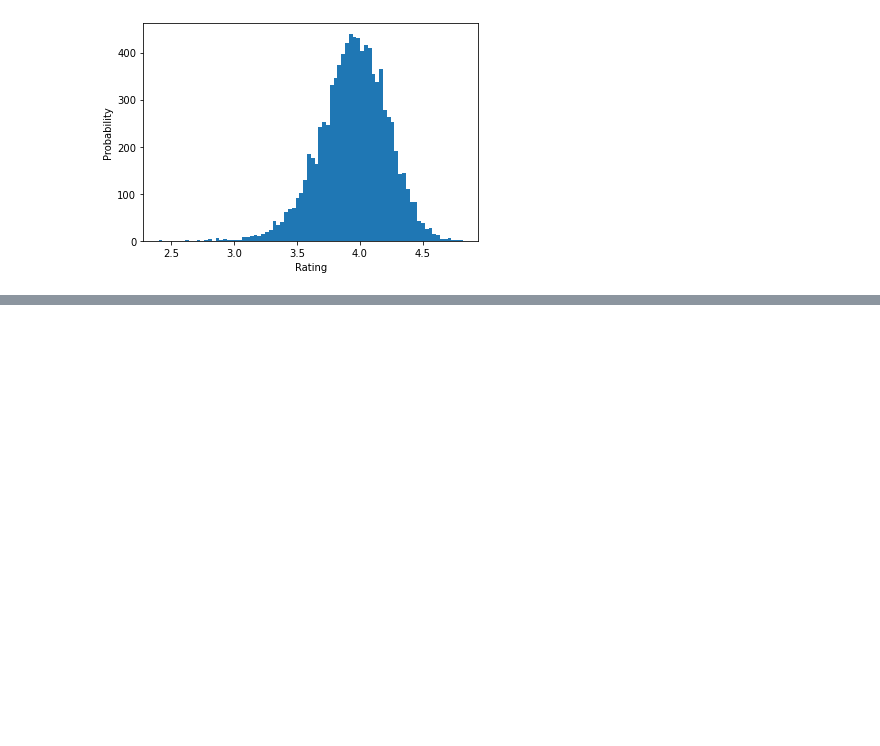
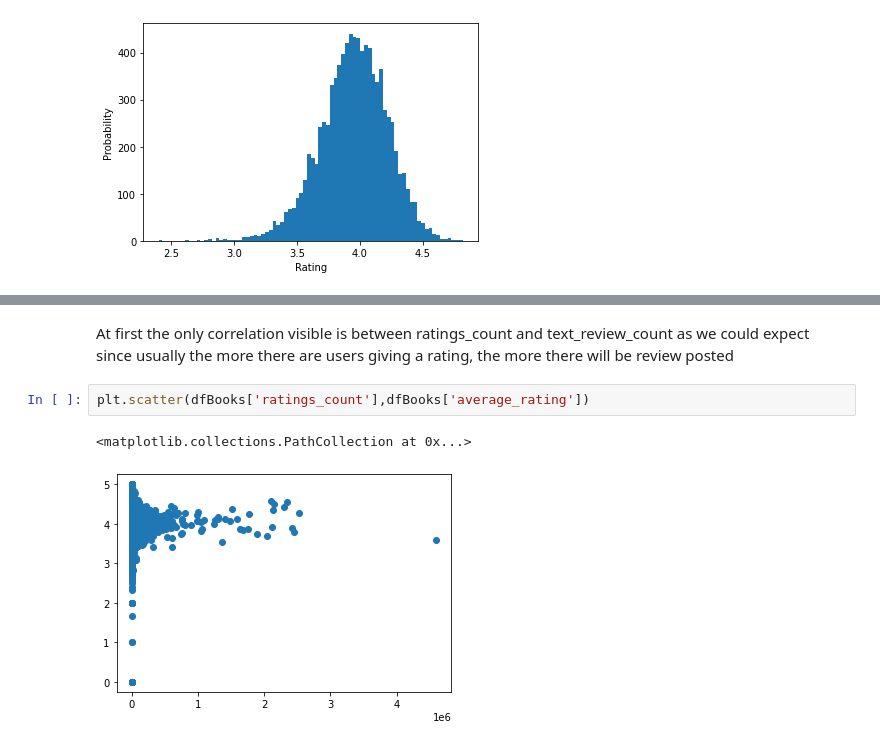
Before and after one commit to Mounir523/DSTI-Machine-Learning-Python-Group-Project, a Jupyter notebook: Python ML project/Python ML Project Book Rating Prediction.ipynb, the cells around one changed output, grey strips where cells are left out. Saved outputs shown, nothing was run; the diff lists cells and outputs as text; blank space fills up the shorter version.

```diff
--- a/Python ML project/Python ML Project Book Rating Prediction.ipynb
+++ b/Python ML project/Python ML Project Book Rating Prediction.ipynb
@@ -207,0 +270,7 @@ dfBooks
+# %% [markdown]
+At first the only correlation visible is between ratings_count and text_review_count as we could expect since usually the more there are users giving a rating, the more there will be review posted
+# %%
+plt.scatter(dfBooks['ratings_count'],dfBooks['average_rating'])
+# %% [output]
+<matplotlib.collections.PathCollection at 0x...>
+[figure, added]
```
Also changed, not shown: parts of 43 cells of this notebook.
